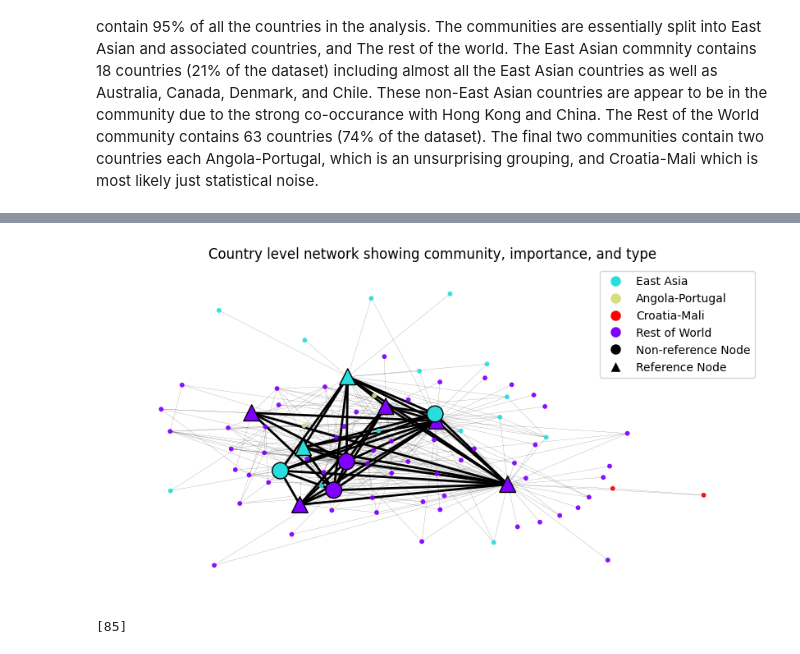
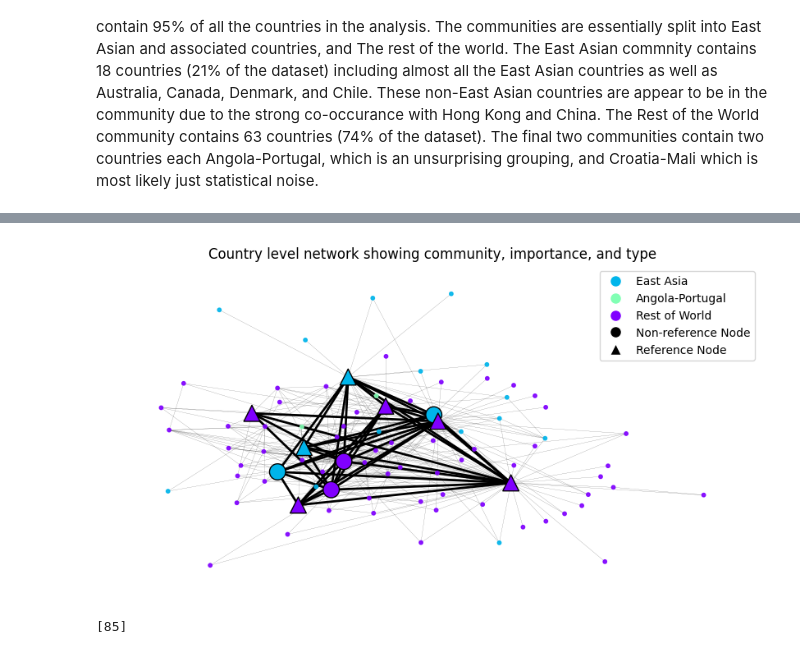
Before and after one commit to JonnoB/wealthnets, a Jupyter notebook: network_analysis.ipynb, the cells around one changed output, grey strips where cells are left out. Saved outputs shown, nothing was run; the diff lists cells and outputs as text; code cells hidden in the pictures.

```diff
--- a/network_analysis.ipynb
+++ b/network_analysis.ipynb
@@ -582,6 +582,6 @@ NameError: name 'comms' is not defined
 # %%
 # Calculate Louvain communities
-comms = nx.community.louvain_communities(G, seed=123)
+comms = nx.community.louvain_communities(G, seed=122)
 
 # Assuming G is your graph and city_country_converter is defined
 node_color_dict = dict(city_country_converter[['reference_country', 'color']].values)
@@ -595,6 +595,9 @@ node_community_dict = {}
 for i, comm in enumerate(comms):
     for node in comm:
         node_community_dict[node] = i
+
+node_community_dict = {node: (0 if comm_idx in [3, 4] else comm_idx) for node, comm_idx in node_community_dict.items()}
+
 
 # Determine the community colors
 community_colors = plt.cm.rainbow(np.linspace(0, 1, len(comms)))
@@ -642,39 +645,42 @@ nx.draw_networkx_edges(G.subgraph(non_zero_centrality_nodes),
 community_names = {
     1: "East Asia",
     2: "Angola-Portugal",
-    3: "Croatia-Mali"
+    #3: "Croatia-Mali"
     # Other communities, if any
 }
 
 # Define custom legend entries
 legend_elements = []
 for i, color in enumerate(community_colors):
     if i in community_names:  # Only add if community has a specific name
         community_name = community_names[i]
         legend_elements.append(Line2D([0], [0], marker='o', color='w', label=community_name,
                                       markerfacecolor=color, markersize=10))
 
 # Add "Rest of World" as the last entry
 rest_of_world_color = community_colors[0]  # Assuming the first color corresponds to "Rest of World"
 legend_elements.append(Line2D([0], [0], marker='o', color='w', label="Rest of World",
                               markerfacecolor=rest_of_world_color, markersize=10))
 
 
 # Add custom legend entries for shapes
 legend_elements.append(Line2D([0], [0], marker='o', color='w', label='Non-reference Node',
                               markerfacecolor='black', markersize=10))
 legend_elements.append(Line2D([0], [0], marker='^', color='w', label='Reference Node',
                               markerfacecolor='black', markersize=10))
 
 # Draw legend
 plt.legend(handles=legend_elements, loc='upper right')
 
 plt.title('Country level network showing community, importance, and type')
 
 plt.savefig(figure_folder+"network_communities.pdf")
+
+plt.savefig('figures/Fig 6.pdf', dpi=300)
+
 plt.show()
 # %% [output]
-[figure, old version]
+[figure, new version]
 # %%
 # Get connected components
 connected_components = list(nx.connected_components(G))
```
Also changed, not shown: parts of 11 cells of this notebook, 6 other files.
